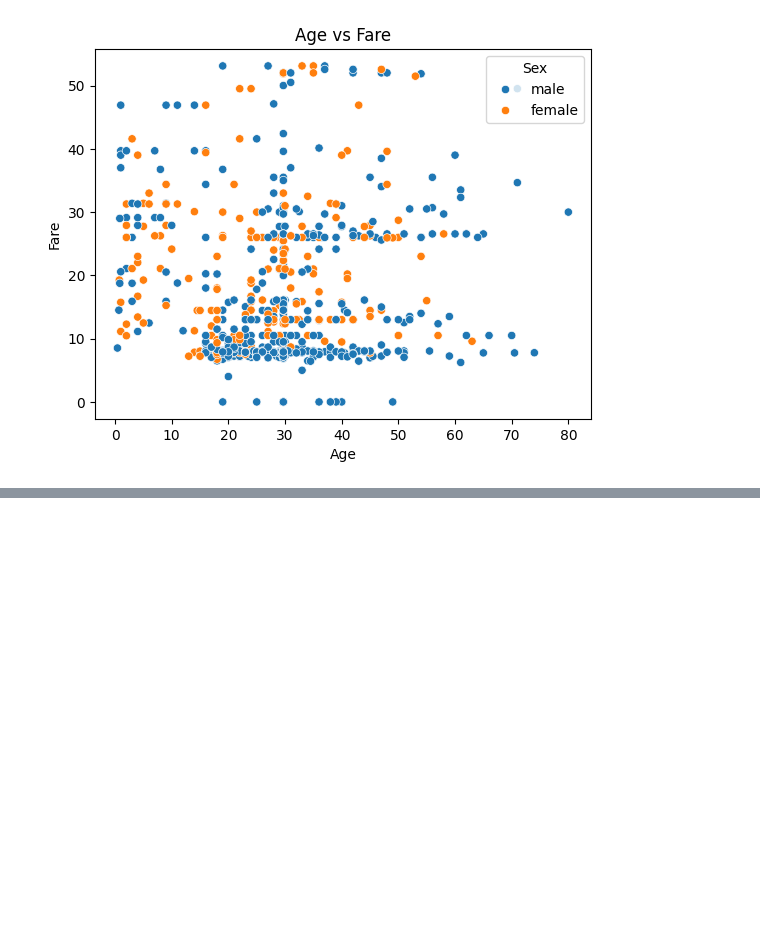
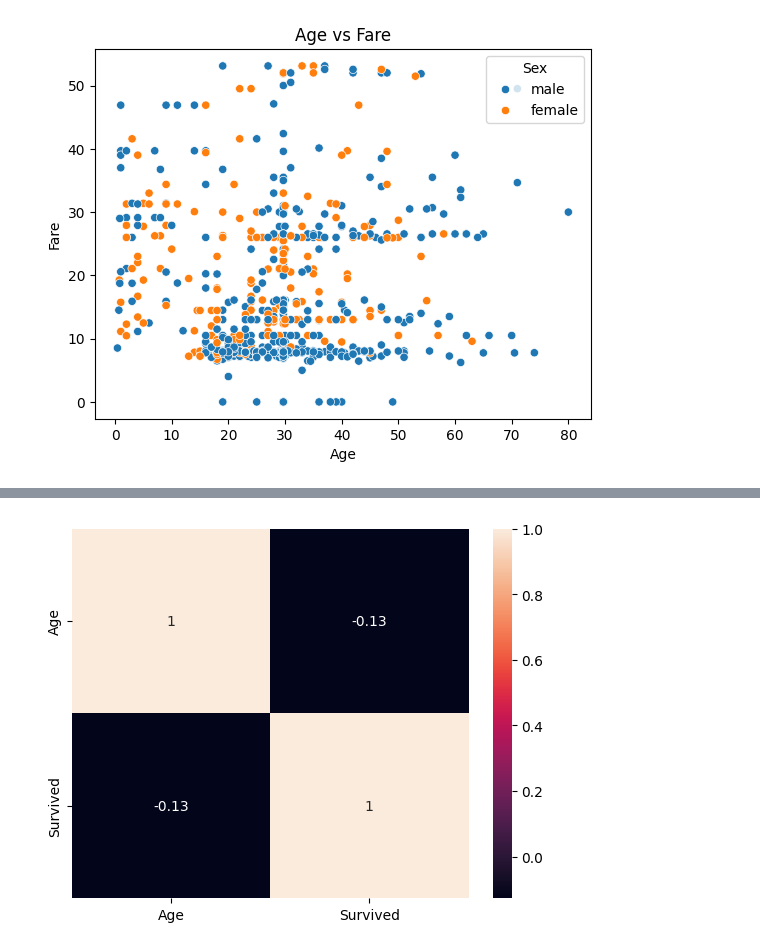
Before and after one commit to readulislamtamim/practice-eda-charts-05092026, a Jupyter notebook: src/main.ipynb, the cells around one changed output, grey strips where cells are left out. Drawn from its saved outputs; the diff is of its cells as text; code cells hidden in the pictures; blank space fills up the shorter version.

```diff
--- a/src/main.ipynb
+++ b/src/main.ipynb
@@ -320 +335,9 @@ plt.show()
 [figure]
+# %%
+
+my_corr = df[["Age", "Survived"]].corr()
+
+sns.heatmap(my_corr, annot=True)
+plt.show()
+# %% [output]
+[figure, added]
```
Also changed, not shown: parts of 4 cells of this notebook.
